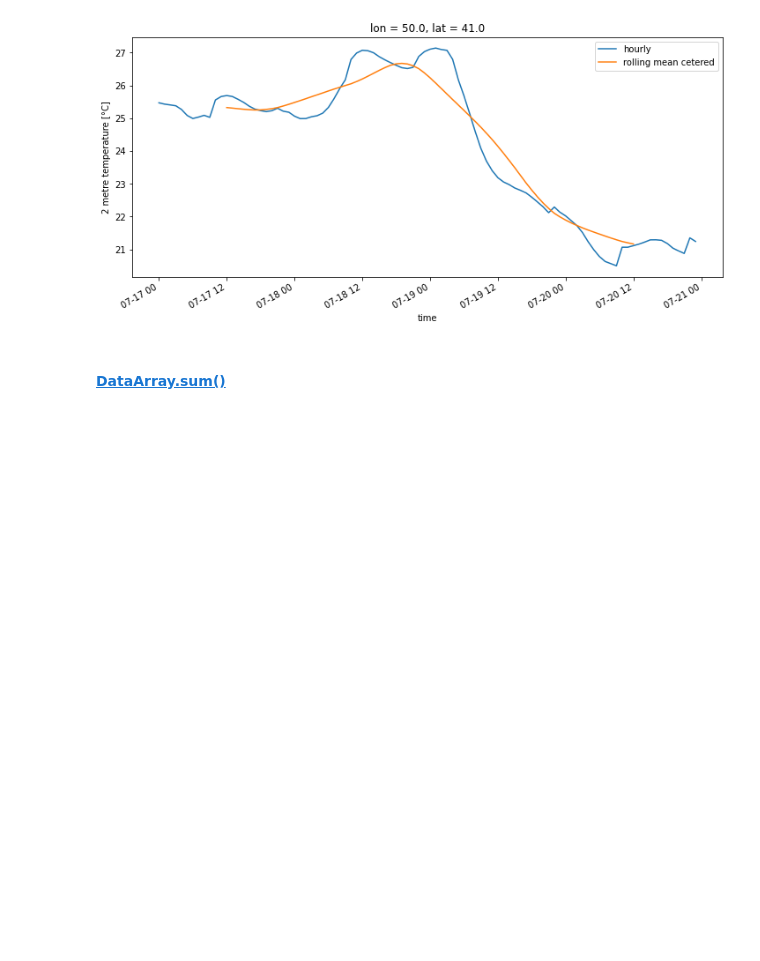
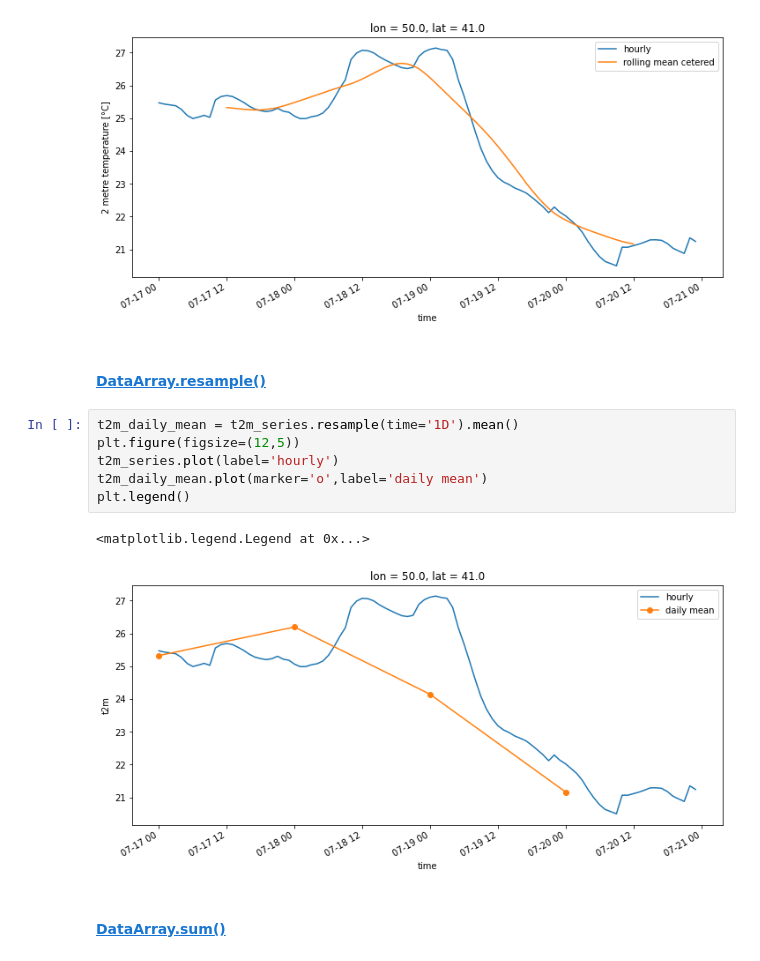
Before and after one commit to PedroLormendez/Climate-Data-A-hands-on-python-course, a Jupyter notebook: notebooks/Data_manipulation_and_vis.ipynb, the cells around one changed output. Cells and saved outputs as stored; diff of their text form; blank space fills up the shorter version.

Commit message:
Update 8/Jan resample()

```diff
--- a/notebooks/Data_manipulation_and_vis.ipynb
+++ b/notebooks/Data_manipulation_and_vis.ipynb
@@ -264,6 +264,17 @@ plt.legend()
 # %% [output]
 <matplotlib.legend.Legend at 0x...>
 [figure]
+# %% [markdown]
+#### [DataArray.resample()](https://docs.xarray.dev/en/stable/generated/xarray.Dataset.resample.html)
+# %%
+t2m_daily_mean = t2m_series.resample(time='1D').mean()
+plt.figure(figsize=(12,5))
+t2m_series.plot(label='hourly')
+t2m_daily_mean.plot(marker='o',label='daily mean')
+plt.legend()
+# %% [output]
+<matplotlib.legend.Legend at 0x...>
+[figure, added]
 # %% [markdown]
 #### [DataArray.sum()](https://docs.xarray.dev/en/latest/generated/xarray.DataArray.sum.html)
 # %%
```
Also changed, not shown: parts of 1 cell of this notebook.
